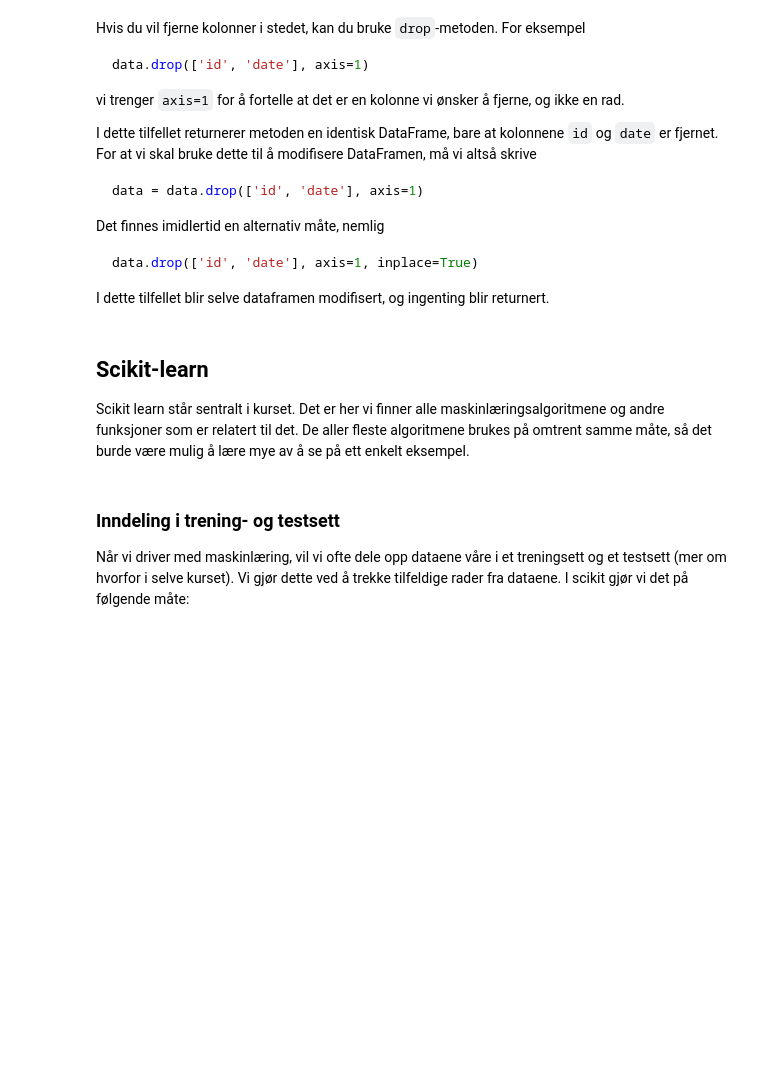
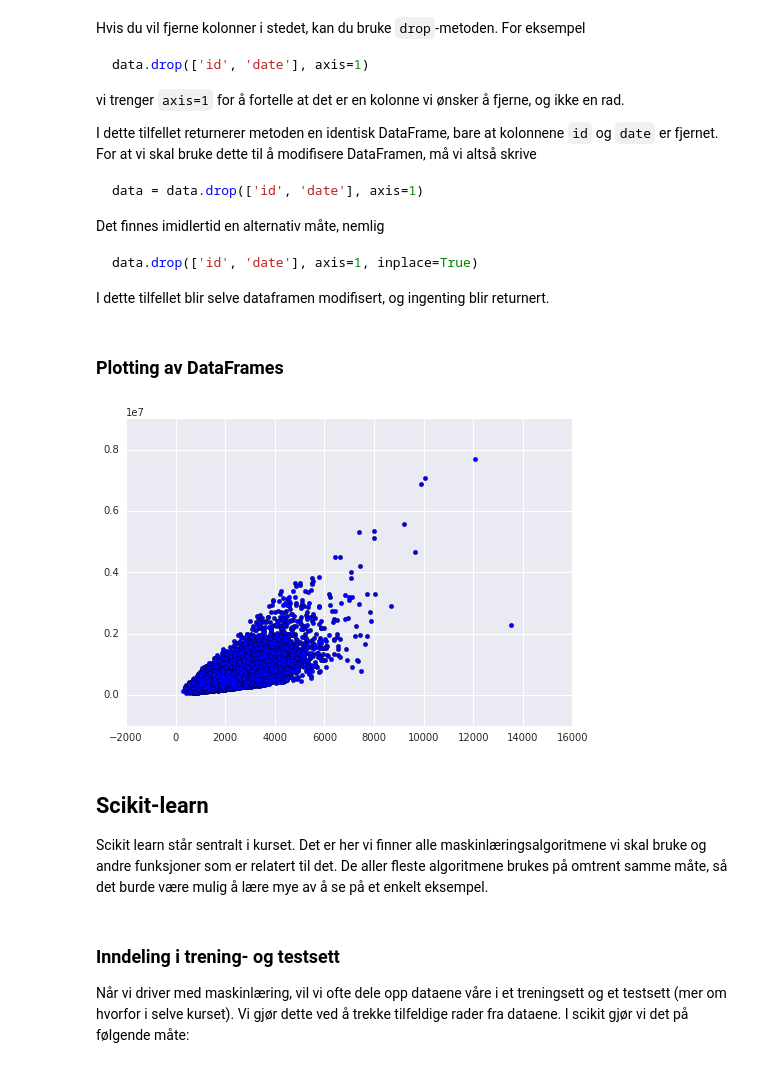
Before and after one commit to MarieRoald/MLkurs, a Jupyter notebook: notebooks/Intro_python.ipynb, the cells around one changed output. Cells and saved outputs as stored; diff of their text form; code cells hidden in the pictures; blank space fills up the shorter version.

````diff
--- a/notebooks/Intro_python.ipynb
+++ b/notebooks/Intro_python.ipynb
@@ -417,10 +460,17 @@ Det finnes imidlertid en alternativ måte, nemlig
 data.drop(['id', 'date'], axis=1, inplace=True)
 ```
 I dette tilfellet blir selve dataframen modifisert, og ingenting blir returnert.
+# %% [markdown]
+### Plotting av DataFrames
+# %%
+plt.scatter(data[['sqft_living']], data[['price']])
+plt.show()
+# %% [output]
+[figure, added]
 # %% [markdown]
 ## Scikit-learn
 
-Scikit learn står sentralt i kurset. Det er her vi finner alle maskinlæringsalgoritmene og andre funksjoner som er relatert til det. De aller fleste algoritmene brukes på omtrent samme måte, så det burde være mulig å lære mye av å se på ett enkelt eksempel.
+Scikit learn står sentralt i kurset. Det er her vi finner alle maskinlæringsalgoritmene vi skal bruke og andre funksjoner som er relatert til det. De aller fleste algoritmene brukes på omtrent samme måte, så det burde være mulig å lære mye av å se på et enkelt eksempel.
 # %% [markdown]
 ### Inndeling i trening- og testsett
 Når vi driver med maskinlæring, vil vi ofte dele opp dataene våre i et treningsett og et testsett (mer om hvorfor i selve kurset). Vi gjør dette ved å trekke tilfeldige rader fra dataene. I scikit gjør vi det på følgende måte:
````
Also changed, not shown: parts of 47 cells of this notebook.
